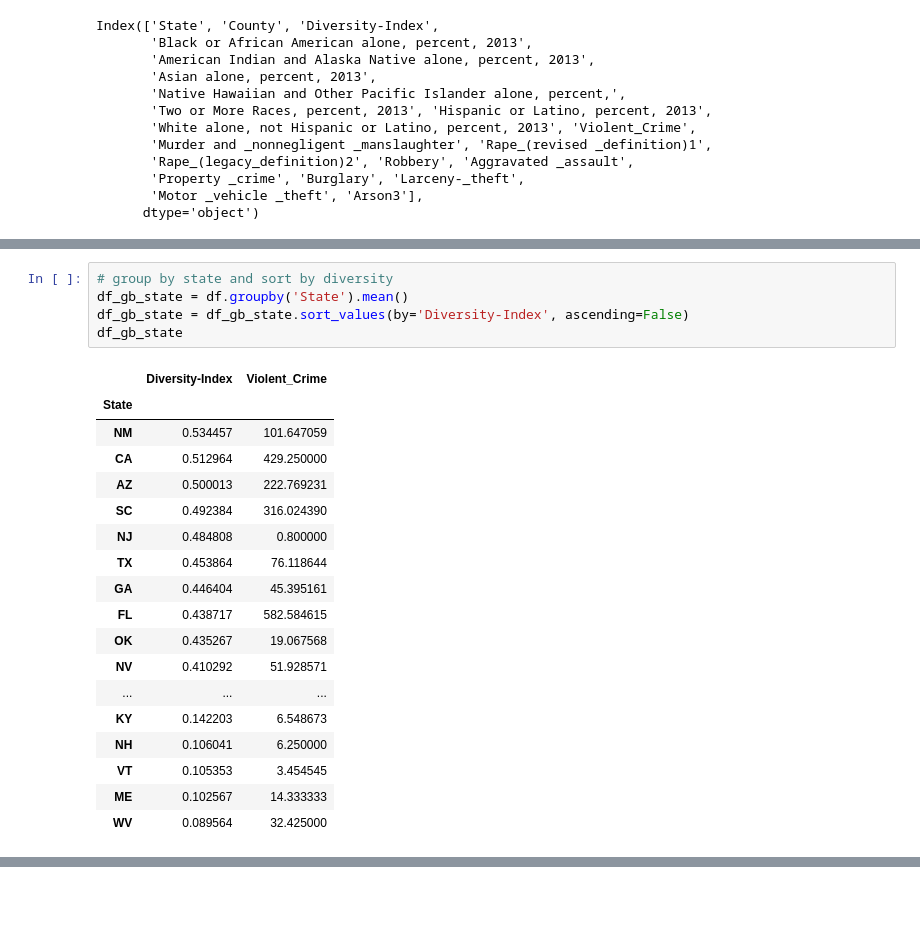
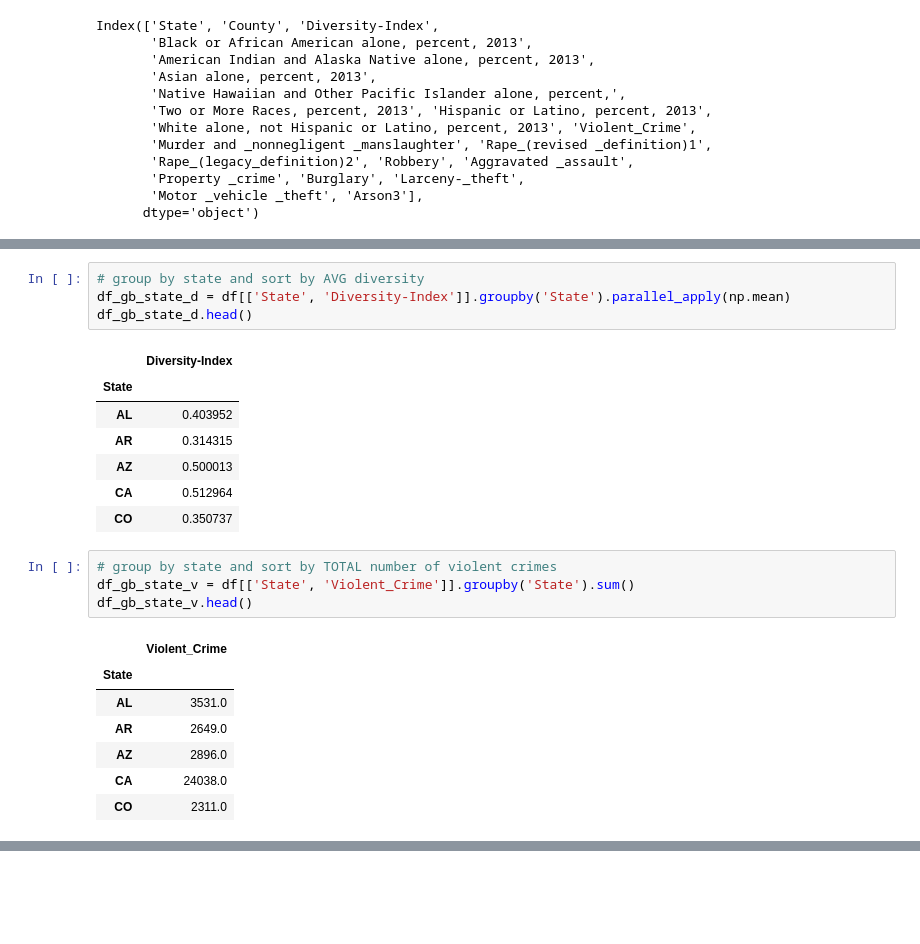
Before and after one commit to Shane-McCallum/Diversity-and-Violence--Is-there-a-connection-, a Jupyter notebook: Notebooks/EDA.ipynb, the cells around one changed output, grey strips where cells are left out. Drawn from its saved outputs; the diff is of its cells as text.

```diff
--- a/Notebooks/EDA.ipynb
+++ b/Notebooks/EDA.ipynb
@@ -72,24 +63,24 @@ df
 # %%
-# group by state and sort by diversity
-df_gb_state = df.groupby('State').mean()
-df_gb_state = df_gb_state.sort_values(by='Diversity-Index', ascending=False)
-df_gb_state
+# group by state and sort by AVG diversity
+df_gb_state_d = df[['State', 'Diversity-Index']].groupby('State').parallel_apply(np.mean)
+df_gb_state_d.head()
 # %% [output]
-|  | Diversity-Index | Violent_Crime |
-| State |  |  |
-| NM | 0.534457 | 101.647059 |
-| CA | 0.512964 | 429.250000 |
-| AZ | 0.500013 | 222.769231 |
-| SC | 0.492384 | 316.024390 |
-| NJ | 0.484808 | 0.800000 |
-| TX | 0.453864 | 76.118644 |
-| GA | 0.446404 | 45.395161 |
-| FL | 0.438717 | 582.584615 |
-| OK | 0.435267 | 19.067568 |
-| NV | 0.410292 | 51.928571 |
-| ... | ... | ... |
-| KY | 0.142203 | 6.548673 |
-| NH | 0.106041 | 6.250000 |
-| VT | 0.105353 | 3.454545 |
-| ME | 0.102567 | 14.333333 |
-| WV | 0.089564 | 32.425000 |
+|  | Diversity-Index |
+| State |  |
+| AL | 0.403952 |
+| AR | 0.314315 |
+| AZ | 0.500013 |
+| CA | 0.512964 |
+| CO | 0.350737 |
+# %%
+# group by state and sort by TOTAL number of violent crimes
+df_gb_state_v = df[['State', 'Violent_Crime']].groupby('State').sum()
+df_gb_state_v.head()
+# %% [output]
+|  | Violent_Crime |
+| State |  |
+| AL | 3531.0 |
+| AR | 2649.0 |
+| AZ | 2896.0 |
+| CA | 24038.0 |
+| CO | 2311.0 |
```
Also changed, not shown: parts of 7 cells of this notebook.
